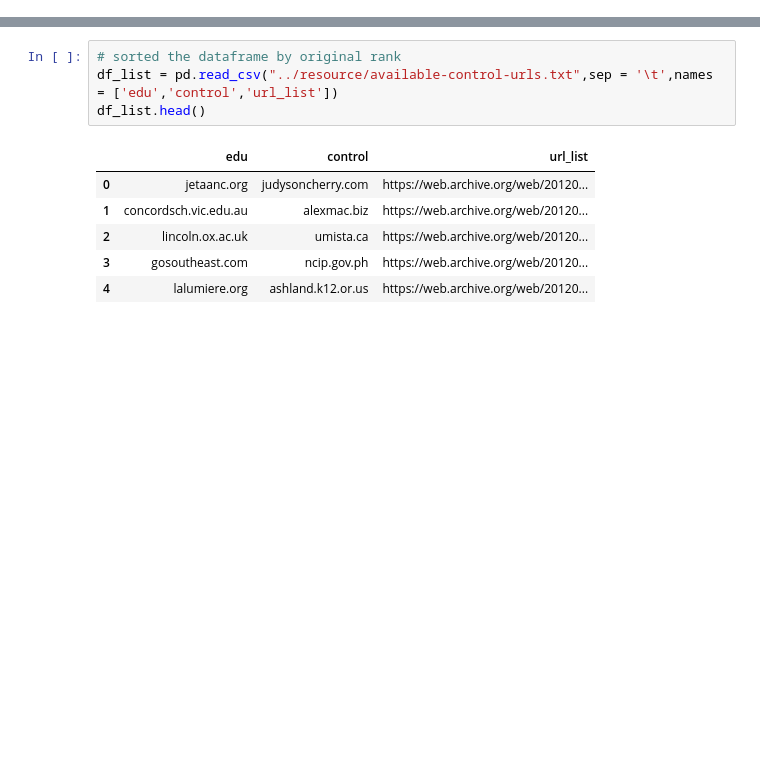
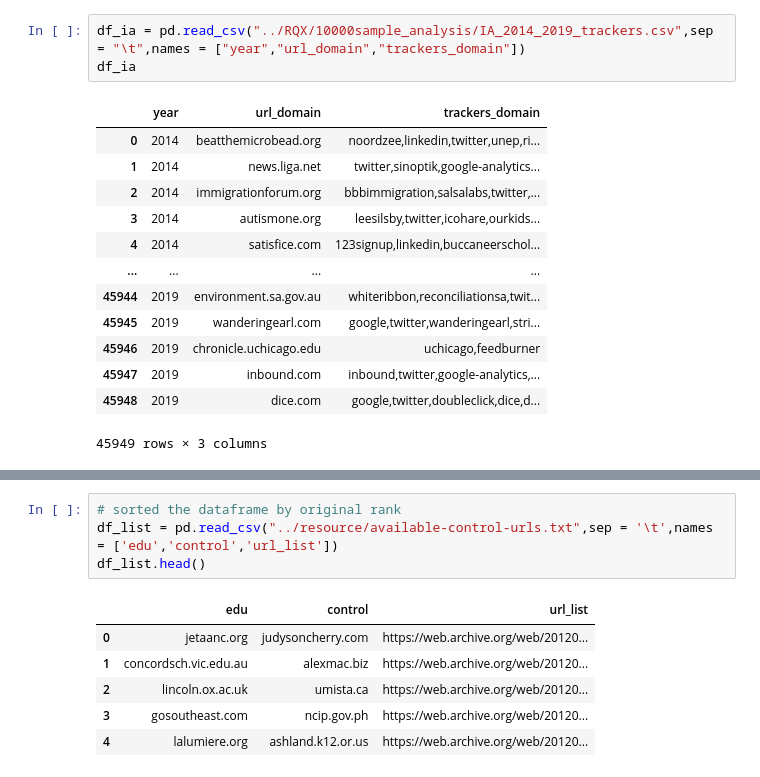
Before and after one commit to shuishen112/Privacy_Lost, a Jupyter notebook: common_crawl/notebook/distribution.ipynb, the cells around one changed output, grey strips where cells are left out. Drawn from its saved outputs; the diff is of its cells as text; blank space fills up the shorter version.

```diff
--- a/common_crawl/notebook/distribution.ipynb
+++ b/common_crawl/notebook/distribution.ipynb
@@ -5,0 +24,17 @@ import seaborn as sns
+# %%
+df_ia = pd.read_csv("../RQX/10000sample_analysis/IA_2014_2019_trackers.csv",sep = "\t",names = ["year","url_domain","trackers_domain"])
+df_ia
+# %% [output]
+|  | year | url_domain | trackers_domain |
+| 0 | 2014 | beatthemicrobead.org | noordzee,linkedin,twitter,unep,ri... |
+| 1 | 2014 | news.liga.net | twitter,sinoptik,google-analytics... |
+| 2 | 2014 | immigrationforum.org | bbbimmigration,salsalabs,twitter,... |
+| 3 | 2014 | autismone.org | leesilsby,twitter,icohare,ourkids... |
+| 4 | 2014 | satisfice.com | 123signup,linkedin,buccaneerschol... |
+| ... | ... | ... | ... |
+| 45944 | 2019 | environment.sa.gov.au | whiteribbon,reconciliationsa,twit... |
+| 45945 | 2019 | wanderingearl.com | google,twitter,wanderingearl,stri... |
+| 45946 | 2019 | chronicle.uchicago.edu | uchicago,feedburner |
+| 45947 | 2019 | inbound.com | inbound,twitter,google-analytics,... |
+| 45948 | 2019 | dice.com | google,twitter,doubleclick,dice,d... |
+45949 rows × 3 columns
```
Also changed, not shown: parts of 10 cells of this notebook, 10 other files.
